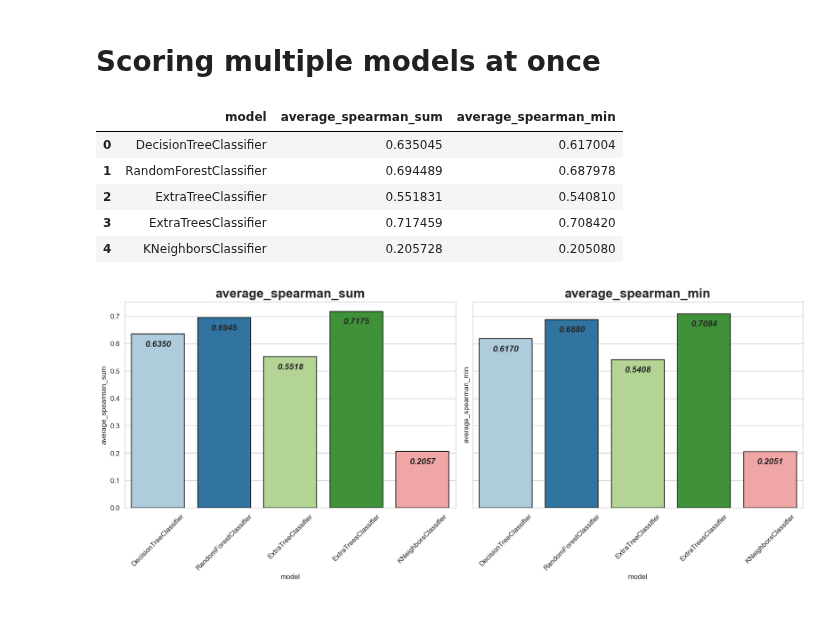
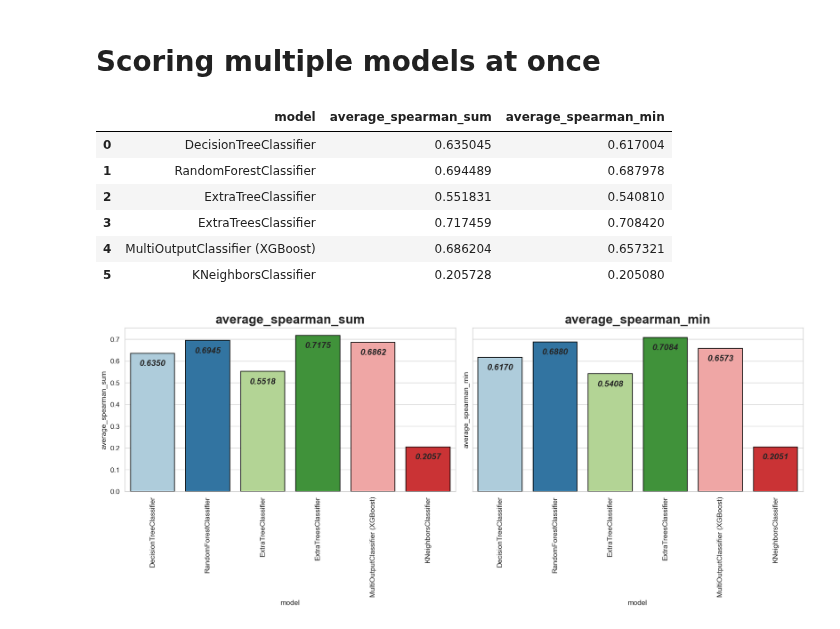
Before and after one commit to nina-prog/meta-learning-for-encoder-selection, a Jupyter notebook: notebooks/week11/week11-ordinal-regression.ipynb, the cells around one changed output. Cells and saved outputs as stored; diff of their text form; code cells hidden in the pictures.

Commit message:
Added MultiOutputClassifier (XGBoost)

```diff
--- a/notebooks/week11/week11-ordinal-regression.ipynb
+++ b/notebooks/week11/week11-ordinal-regression.ipynb
@@ -103,9 +109,13 @@ dt = DecisionTreeClassifier(random_state=42)
 rf = RandomForestClassifier(random_state=42, n_jobs=-1)
 extratree = ExtraTreeClassifier(random_state=42)
 extratrees = ExtraTreesClassifier(random_state=42, n_jobs=-1)
+xgboost = MultiOutputClassifier(estimator=xgboost.XGBClassifier(random_state=42), n_jobs=-1)
+#lr = MultiOutputClassifier(estimator=LogisticRegression(random_state=42, n_jobs=-1, max_iter=10000), n_jobs=-1)
+#svc = MultiOutputClassifier(estimator=SVC(), n_jobs=-1)
 knn = KNeighborsClassifier(n_jobs=-1)
 
-models = [dt, rf, extratree, extratrees, knn]
+# Add models to models list. If tuple, provide suffix text for plotting reasons (only relevant for multioutput classifiers)
+models = [dt, rf, extratree, extratrees, (xgboost, "(XGBoost)"), knn]
 
 def fit_and_predict(models: list, X_train: pd.DataFrame, y_train: pd.DataFrame, X_holdout):
     """
@@ -122,7 +132,12 @@ def fit_and_predict(models: list, X_train: pd.DataFrame, y_train: pd.DataFrame,
     fitted_models: list = []
 
     for model in models:
-        model_string = str(model).split("(")[0]
+        if isinstance(model, tuple):
+            # If tuple, adapt model string and model
+            model_string = str(model[0]).split("(")[0] + model[1]
+            model = model[0]
+        else:
+            model_string = str(model).split("(")[0]
         print(f"Fitting model {model_string} ...")
         # Fit each model
         model.fit(X_train, y_train)
@@ -233,15 +251,16 @@ results_df
 | 1 | RandomForestClassifier | 0.694489 | 0.687978 |
 | 2 | ExtraTreeClassifier | 0.551831 | 0.540810 |
 | 3 | ExtraTreesClassifier | 0.717459 | 0.708420 |
-| 4 | KNeighborsClassifier | 0.205728 | 0.205080 |
+| 4 | MultiOutputClassifier (XGBoost) | 0.686204 | 0.657321 |
+| 5 | KNeighborsClassifier | 0.205728 | 0.205080 |
 # %%
 fig, axes = plt.subplots(nrows=1, ncols=2, figsize=(14, 6), dpi=126, sharey=True)
 for ax, col in zip(axes.flatten(), [col for col in results_df.columns if col != "model"]):
     ax.set_title(col, size=18, fontweight="bold")
     g = sns.barplot(data=results_df, x="model", y=col, ax=ax, edgecolor="black")
     ax.bar_label(ax.containers[0], fmt="%.4f", size=12, fontweight="bold", style="italic", padding=-20)
-    ax.tick_params(axis='x', labelrotation=45)
+    ax.tick_params(axis='x', labelrotation=90)
 plt.tight_layout()
 plt.show()
 # %% [output]
-[figure, old version]
+[figure, new version]
```
Also changed, not shown: parts of 2 cells of this notebook.
